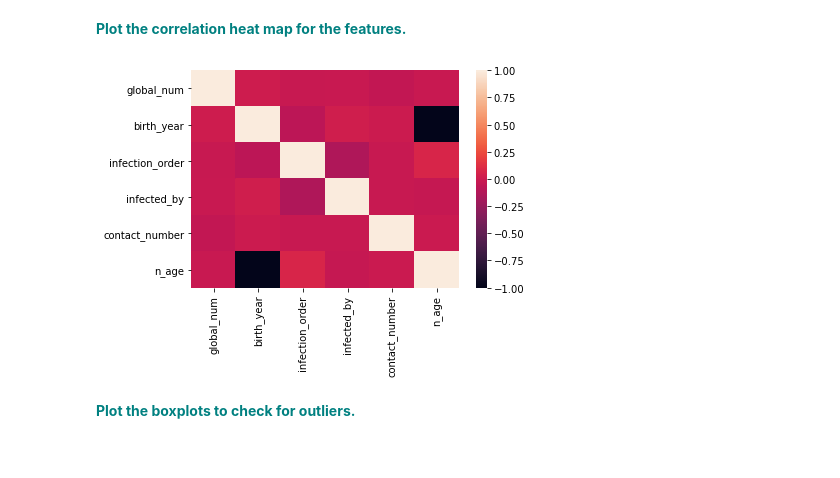
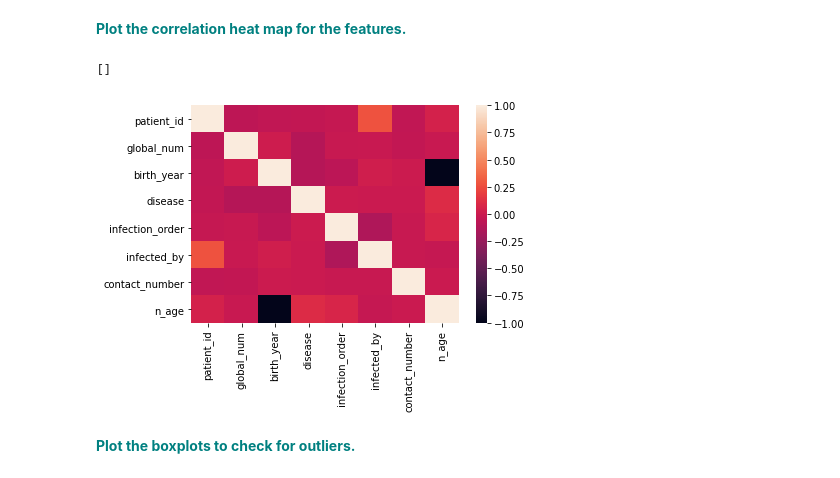
Before and after one commit to ryanlybbert/SpringBoard_Projects, a Jupyter notebook: Random_Forest_COVID_Case_Study/RandomForest Covid Case Study_06302020/RandomForest_casestudy_covid19.ipynb, the cells around one changed output. Saved outputs shown, nothing was run; the diff lists cells and outputs as text; code cells hidden in the pictures.

```diff
--- a/Random_Forest_COVID_Case_Study/RandomForest Covid Case Study_06302020/RandomForest_casestudy_covid19.ipynb
+++ b/Random_Forest_COVID_Case_Study/RandomForest Covid Case Study_06302020/RandomForest_casestudy_covid19.ipynb
@@ -155,4 +155,4 @@ memory usage: 329.4+ KB
 # %% [markdown]
  **<font color='teal'> Fill the 'disease' missing values with 0 and remap the True values to 1.</font>**
 # %%
-df['disease'].replace({True:1, np.nan:0})
+df['disease'].replace({np.nan:0, True:1}, inplace=True)
@@ -306,12 +295,13 @@ vn
 | 5 | state | 3 |
 # %% [markdown]
 **<font color='teal'> Plot the correlation heat map for the features.</font>**
-# %%
-dfn = df[['global_num', 'birth_year', 'infection_order', 'infected_by', 'contact_number', 'n_age']]
-sns.heatmap(data=dfn.corr())
-plt.show()
-# %% [output]
-[figure, removed]
+# %%
+df_numeric = df.select_dtypes(include=['int64', 'float64'])
+sns.heatmap(df_numeric.corr())
+plt.plot()
+# %% [output]
+[]
+[figure, added]
 # %% [markdown]
 **<font color='teal'> Plot the boxplots to check for outliers. </font>**
 # %%
```
Also changed, not shown: parts of 17 cells of this notebook.
